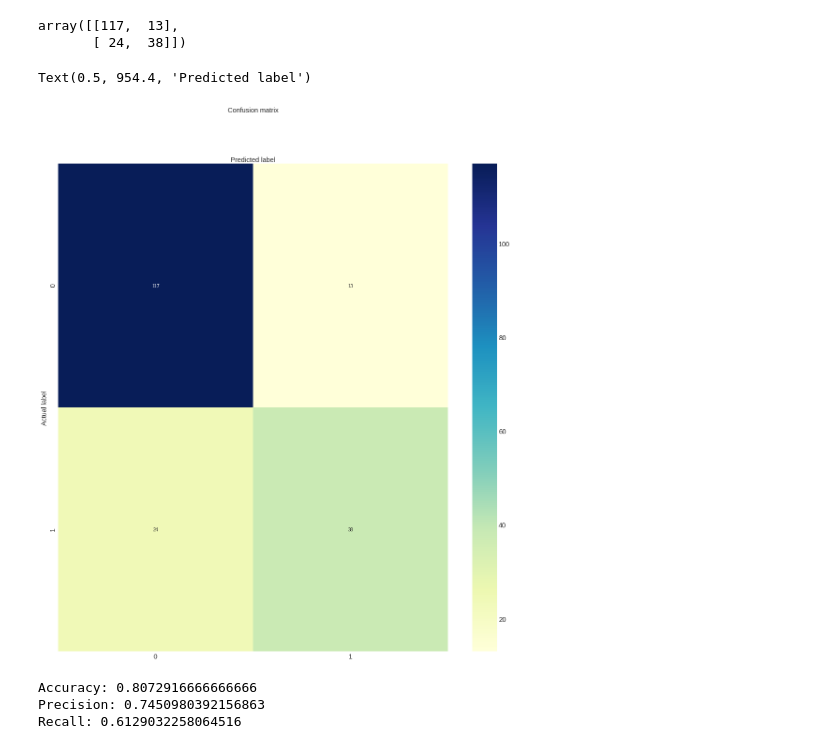
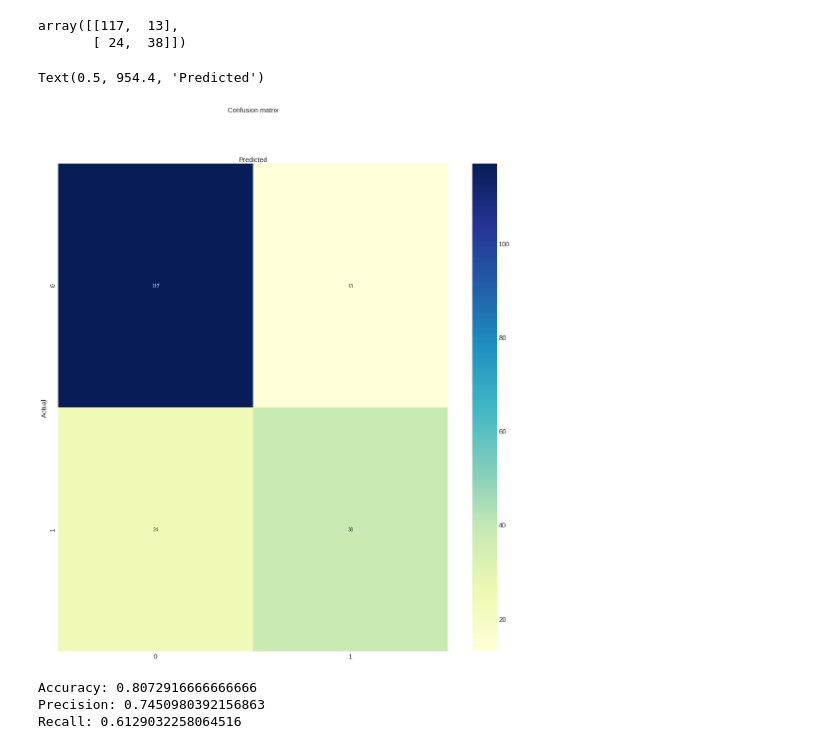
Before and after one commit to szanuje/ml, a Jupyter notebook: lab6/lab6.ipynb, the cells around one changed output. Cells and saved outputs as stored; diff of their text form; code cells hidden in the pictures.

```diff
--- a/lab6/lab6.ipynb
+++ b/lab6/lab6.ipynb
@@ -376,19 +391,19 @@ array([[117,  13],
 # %%
 class_names=[0,1] # name  of classes
 fig, ax = plt.subplots()
 tick_marks = np.arange(len(class_names))
 plt.xticks(tick_marks, class_names)
 plt.yticks(tick_marks, class_names)
 # create heatmap
 sns.heatmap(pd.DataFrame(cnf_matrix), annot=True, cmap="YlGnBu" ,fmt='g')
 ax.xaxis.set_label_position("top")
 plt.tight_layout()
 plt.title('Confusion matrix', y=1.1)
-plt.ylabel('Actual label')
-plt.xlabel('Predicted label')
+plt.ylabel('Actual')
+plt.xlabel('Predicted')
 # %% [output]
-Text(0.5, 954.4, 'Predicted label')
+Text(0.5, 954.4, 'Predicted')
-[figure, old version]
+[figure, new version]
 # %%
 print("Accuracy:",metrics.accuracy_score(y_test, y_pred))
 print("Precision:",metrics.precision_score(y_test, y_pred))
```
Also changed, not shown: parts of 31 cells of this notebook.
